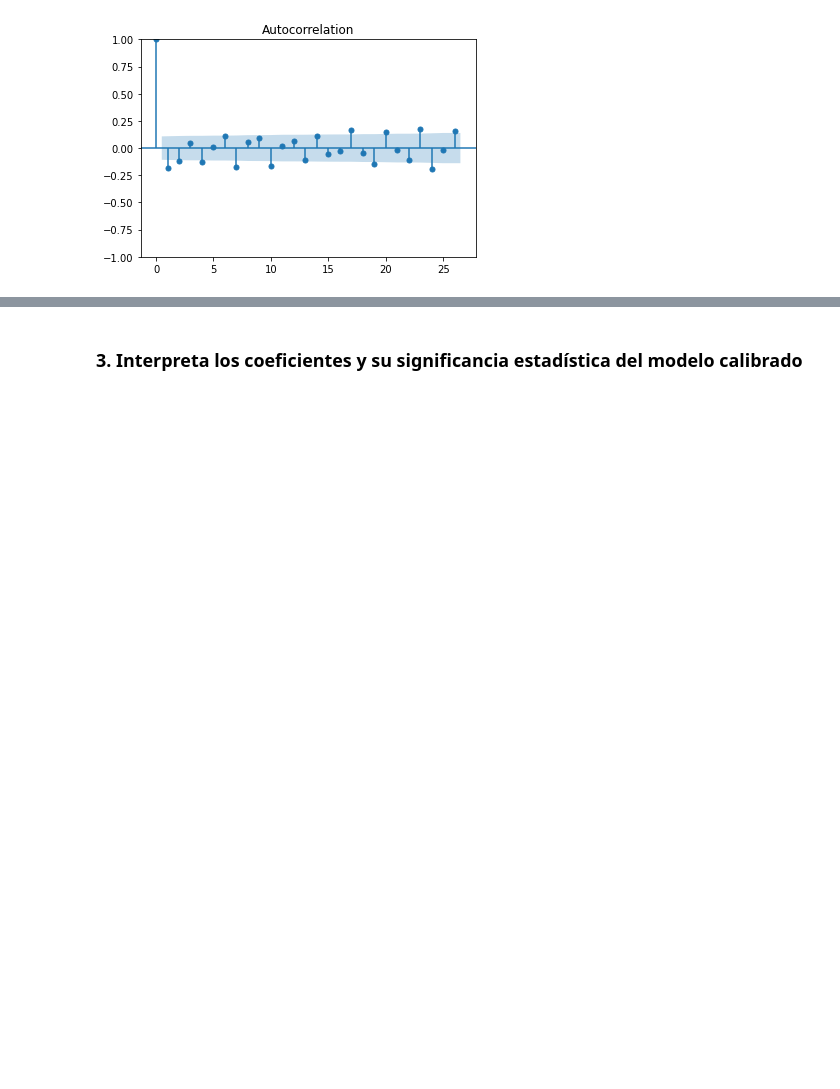
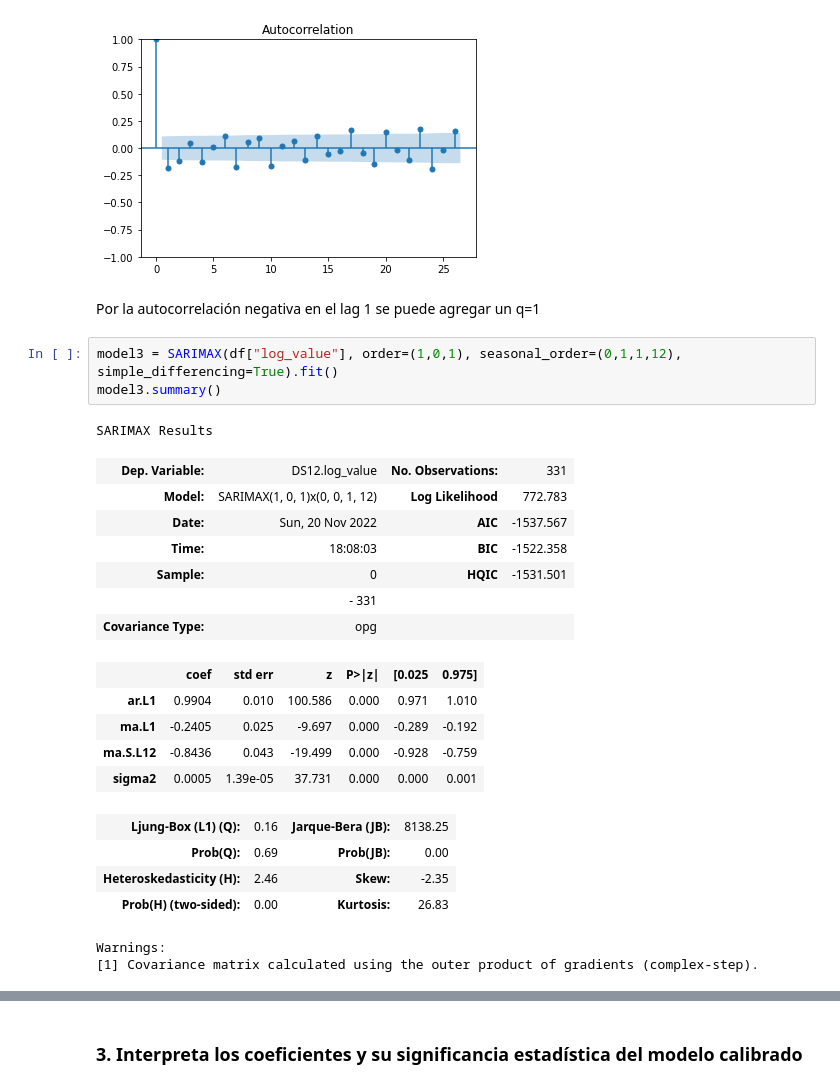
Before and after one commit to AlexReusC/Modulo-5-IAA-Analisis, a Jupyter notebook: portafolio.ipynb, the cells around one changed output, grey strips where cells are left out. Cells and saved outputs as stored; diff of their text form; blank space fills up the shorter version.

```diff
--- a/portafolio.ipynb
+++ b/portafolio.ipynb
@@ -133,3 +133,28 @@ Warnings:
 plot_acf(model2.resid);
 # %% [output]
 [figure]
+# %% [markdown]
+Por la autocorrelación negativa en el lag 1 se puede agregar un q=1
+# %%
+model3 = SARIMAX(df["log_value"], order=(1,0,1), seasonal_order=(0,1,1,12), simple_differencing=True).fit()
+model3.summary()
+# %% [output]
+SARIMAX Results
+| Dep. Variable: | DS12.log_value | No. Observations: | 331 |
+| Model: | SARIMAX(1, 0, 1)x(0, 0, 1, 12) | Log Likelihood | 772.783 |
+| Date: | Sun, 20 Nov 2022 | AIC | -1537.567 |
+| Time: | 18:08:03 | BIC | -1522.358 |
+| Sample: | 0 | HQIC | -1531.501 |
+|  | - 331 |  |  |
+| Covariance Type: | opg |  |  |
+|  | coef | std err | z | P>|z| | [0.025 | 0.975] |
+| ar.L1 | 0.9904 | 0.010 | 100.586 | 0.000 | 0.971 | 1.010 |
+| ma.L1 | -0.2405 | 0.025 | -9.697 | 0.000 | -0.289 | -0.192 |
+| ma.S.L12 | -0.8436 | 0.043 | -19.499 | 0.000 | -0.928 | -0.759 |
+| sigma2 | 0.0005 | 1.39e-05 | 37.731 | 0.000 | 0.000 | 0.001 |
+| Ljung-Box (L1) (Q): | 0.16 | Jarque-Bera (JB): | 8138.25 |
+| Prob(Q): | 0.69 | Prob(JB): | 0.00 |
+| Heteroskedasticity (H): | 2.46 | Skew: | -2.35 |
+| Prob(H) (two-sided): | 0.00 | Kurtosis: | 26.83 |
+Warnings:
+[1] Covariance matrix calculated using the outer product of gradients (complex-step).
```
Also changed, not shown: parts of 8 cells of this notebook.
